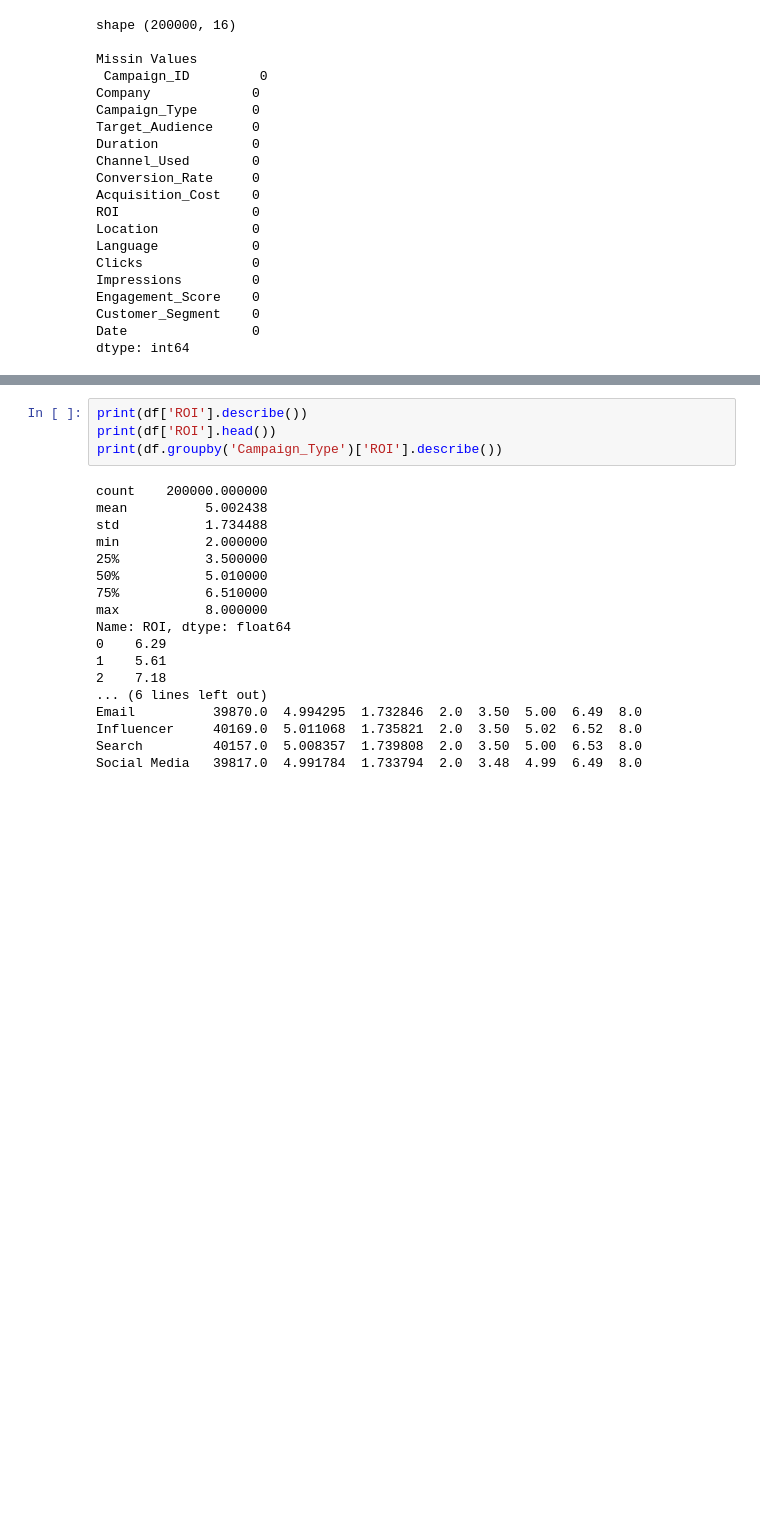
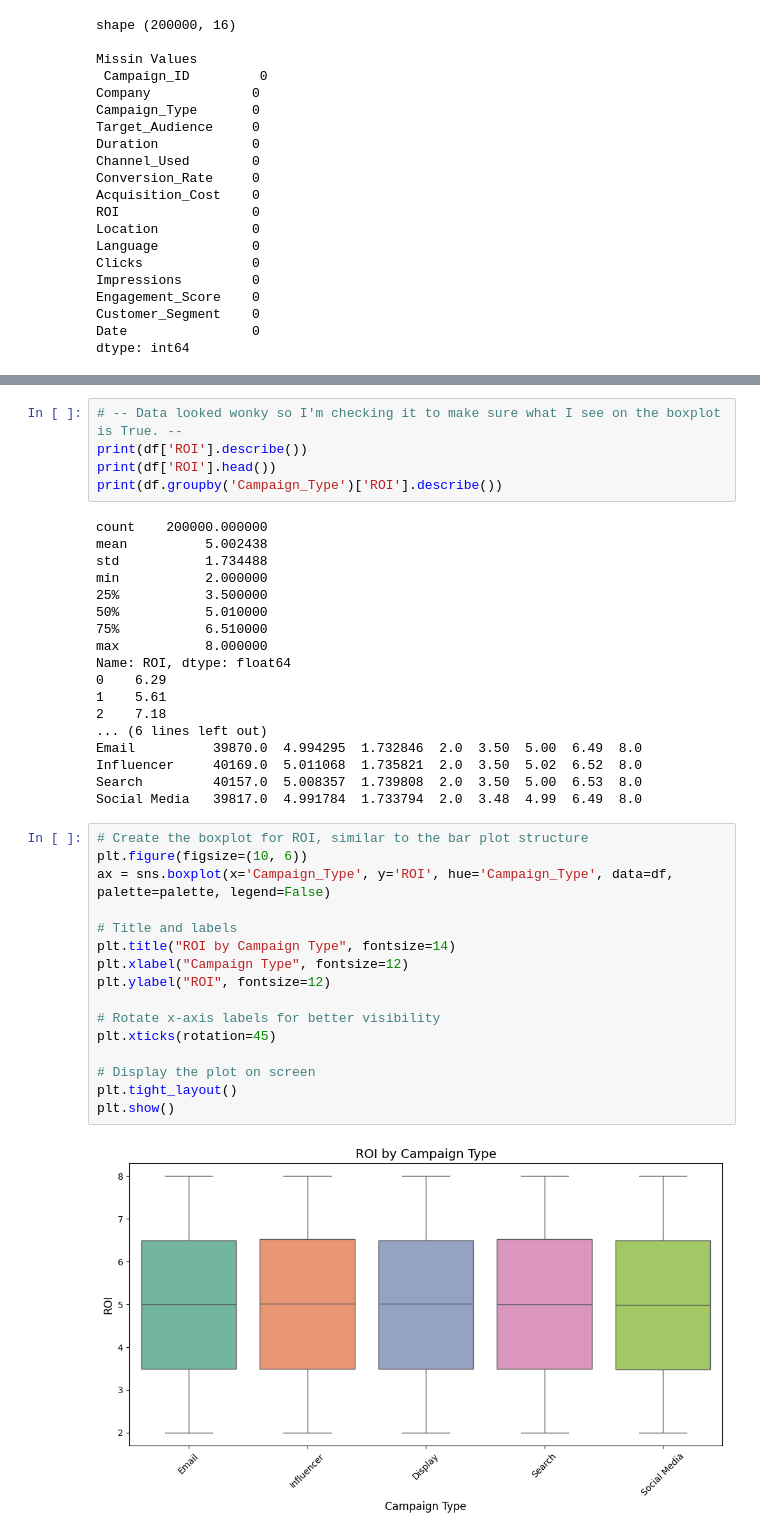
Before and after one commit to Stegedave/Marketing-Campaign-Analysis, a Jupyter notebook: notebooks/eda.ipynb, the cells around one changed output, grey strips where cells are left out. Cells and saved outputs as stored; diff of their text form; blank space fills up the shorter version.

Commit message:
compared roi to campaign type to highest roi age group

```diff
--- a/notebooks/eda.ipynb
+++ b/notebooks/eda.ipynb
@@ -115,6 +115,7 @@ plt.show()
 # %% [output]
 [figure]
 # %%
+# -- Data looked wonky so I'm checking it to make sure what I see on the boxplot is True. --
 print(df['ROI'].describe())
 print(df['ROI'].head())
 print(df.groupby('Campaign_Type')['ROI'].describe())
@@ -136,3 +137,21 @@ Email          39870.0  4.994295  1.732846  2.0  3.50  5.00  6.49  8.0
 Influencer     40169.0  5.011068  1.735821  2.0  3.50  5.02  6.52  8.0
 Search         40157.0  5.008357  1.739808  2.0  3.50  5.00  6.53  8.0
 Social Media   39817.0  4.991784  1.733794  2.0  3.48  4.99  6.49  8.0
+# %%
+# Create the boxplot for ROI, similar to the bar plot structure
+plt.figure(figsize=(10, 6))
+ax = sns.boxplot(x='Campaign_Type', y='ROI', hue='Campaign_Type', data=df, palette=palette, legend=False)
+
+# Title and labels
+plt.title("ROI by Campaign Type", fontsize=14)
+plt.xlabel("Campaign Type", fontsize=12)
+plt.ylabel("ROI", fontsize=12)
+
+# Rotate x-axis labels for better visibility
+plt.xticks(rotation=45)
+
+# Display the plot on screen
+plt.tight_layout()
+plt.show()
+# %% [output]
+[figure, added]
```
Also changed, not shown: parts of 5 cells of this notebook.
